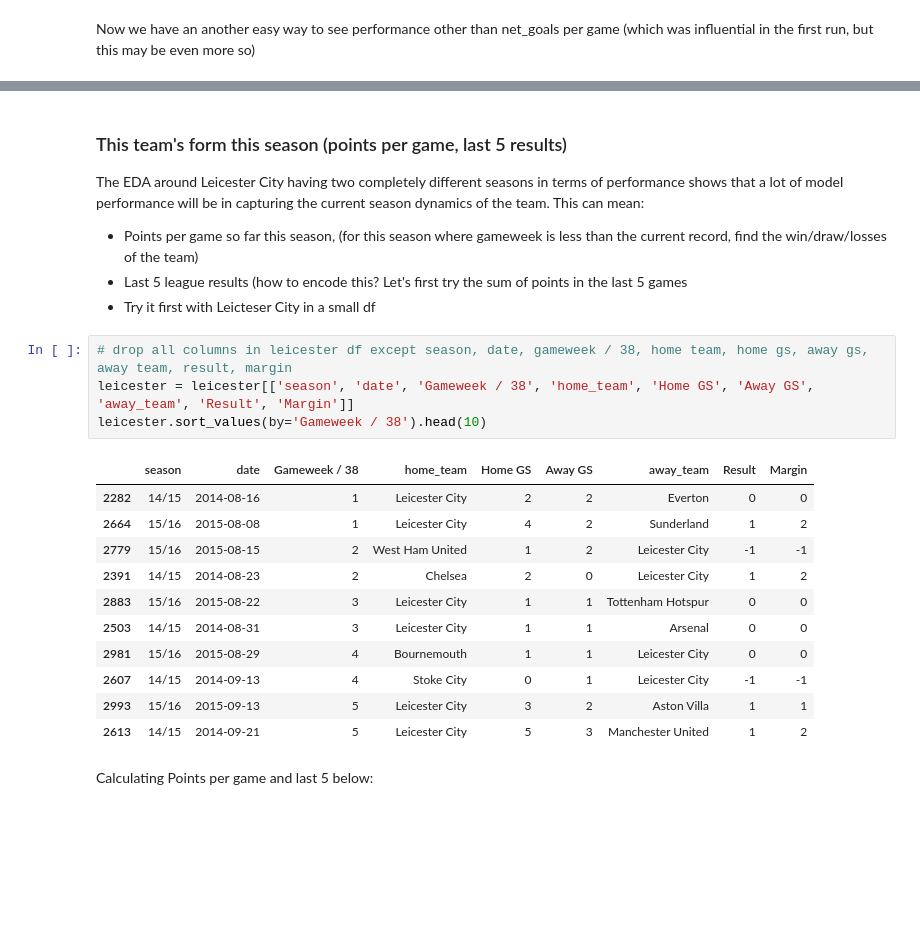
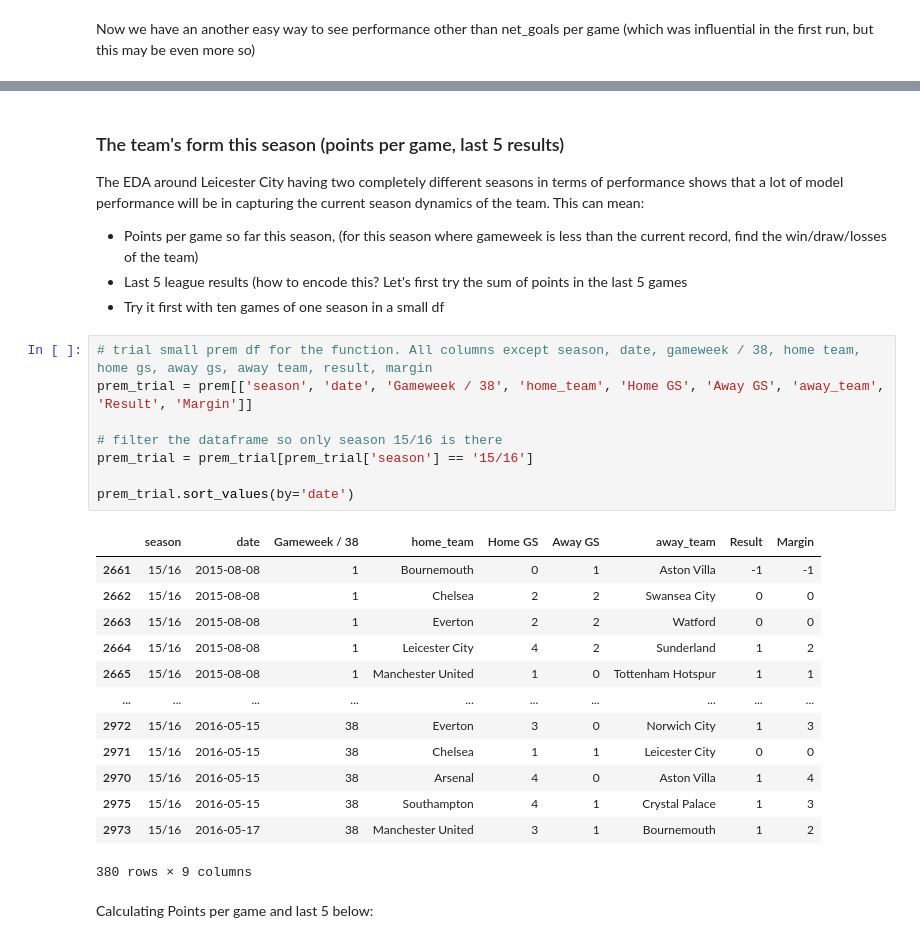
Before and after one commit to tjjdoherty/football-project-mvp, a Jupyter notebook: intro_clean_eda.ipynb, the cells around one changed output, grey strips where cells are left out. Saved outputs shown, nothing was run; the diff lists cells and outputs as text; blank space fills up the shorter version.

Commit message:
completed ppg and last_5_games function

```diff
--- a/intro_clean_eda.ipynb
+++ b/intro_clean_eda.ipynb
@@ -1007,26 +1007,32 @@ prem.sample(5)
 5 rows × 45 columns
 # %% [markdown]
-### This team's form this season (points per game, last 5 results)
+### The team's form this season (points per game, last 5 results)
 The EDA around Leicester City having two completely different seasons in terms of performance shows that a lot of model performance will be in capturing the current season dynamics of the team. This can mean:
 - Points per game so far this season, (for this season where gameweek is less than the current record, find the win/draw/losses of the team)
 - Last 5 league results (how to encode this? Let's first try the sum of points in the last 5 games
-- Try it first with Leicteser City in a small df
+- Try it first with ten games of one season in a small df
 # %%
-# drop all columns in leicester df except season, date, gameweek / 38, home team, home gs, away gs, away team, result, margin
-leicester = leicester[['season', 'date', 'Gameweek / 38', 'home_team', 'Home GS', 'Away GS', 'away_team', 'Result', 'Margin']]
-leicester.sort_values(by='Gameweek / 38').head(10)
+# trial small prem df for the function. All columns except season, date, gameweek / 38, home team, home gs, away gs, away team, result, margin
+prem_trial = prem[['season', 'date', 'Gameweek / 38', 'home_team', 'Home GS', 'Away GS', 'away_team', 'Result', 'Margin']]
+
+# filter the dataframe so only season 15/16 is there
+prem_trial = prem_trial[prem_trial['season'] == '15/16']
+
+prem_trial.sort_values(by='date')
 # %% [output]
 |  | season | date | Gameweek / 38 | home_team | Home GS | Away GS | away_team | Result | Margin |
-| 2282 | 14/15 | 2014-08-16 | 1 | Leicester City | 2 | 2 | Everton | 0 | 0 |
+| 2661 | 15/16 | 2015-08-08 | 1 | Bournemouth | 0 | 1 | Aston Villa | -1 | -1 |
+| 2662 | 15/16 | 2015-08-08 | 1 | Chelsea | 2 | 2 | Swansea City | 0 | 0 |
+| 2663 | 15/16 | 2015-08-08 | 1 | Everton | 2 | 2 | Watford | 0 | 0 |
 | 2664 | 15/16 | 2015-08-08 | 1 | Leicester City | 4 | 2 | Sunderland | 1 | 2 |
-| 2779 | 15/16 | 2015-08-15 | 2 | West Ham United | 1 | 2 | Leicester City | -1 | -1 |
-| 2391 | 14/15 | 2014-08-23 | 2 | Chelsea | 2 | 0 | Leicester City | 1 | 2 |
-| 2883 | 15/16 | 2015-08-22 | 3 | Leicester City | 1 | 1 | Tottenham Hotspur | 0 | 0 |
-| 2503 | 14/15 | 2014-08-31 | 3 | Leicester City | 1 | 1 | Arsenal | 0 | 0 |
-| 2981 | 15/16 | 2015-08-29 | 4 | Bournemouth | 1 | 1 | Leicester City | 0 | 0 |
-| 2607 | 14/15 | 2014-09-13 | 4 | Stoke City | 0 | 1 | Leicester City | -1 | -1 |
-| 2993 | 15/16 | 2015-09-13 | 5 | Leicester City | 3 | 2 | Aston Villa | 1 | 1 |
-| 2613 | 14/15 | 2014-09-21 | 5 | Leicester City | 5 | 3 | Manchester United | 1 | 2 |
+| 2665 | 15/16 | 2015-08-08 | 1 | Manchester United | 1 | 0 | Tottenham Hotspur | 1 | 1 |
+| ... | ... | ... | ... | ... | ... | ... | ... | ... | ... |
+| 2972 | 15/16 | 2016-05-15 | 38 | Everton | 3 | 0 | Norwich City | 1 | 3 |
+| 2971 | 15/16 | 2016-05-15 | 38 | Chelsea | 1 | 1 | Leicester City | 0 | 0 |
+| 2970 | 15/16 | 2016-05-15 | 38 | Arsenal | 4 | 0 | Aston Villa | 1 | 4 |
+| 2975 | 15/16 | 2016-05-15 | 38 | Southampton | 4 | 1 | Crystal Palace | 1 | 3 |
+| 2973 | 15/16 | 2016-05-17 | 38 | Manchester United | 3 | 1 | Bournemouth | 1 | 2 |
+380 rows × 9 columns
 # %% [markdown]
 Calculating Points per game and last 5 below:
 # %%
```
Also changed, not shown: parts of 20 cells of this notebook.
